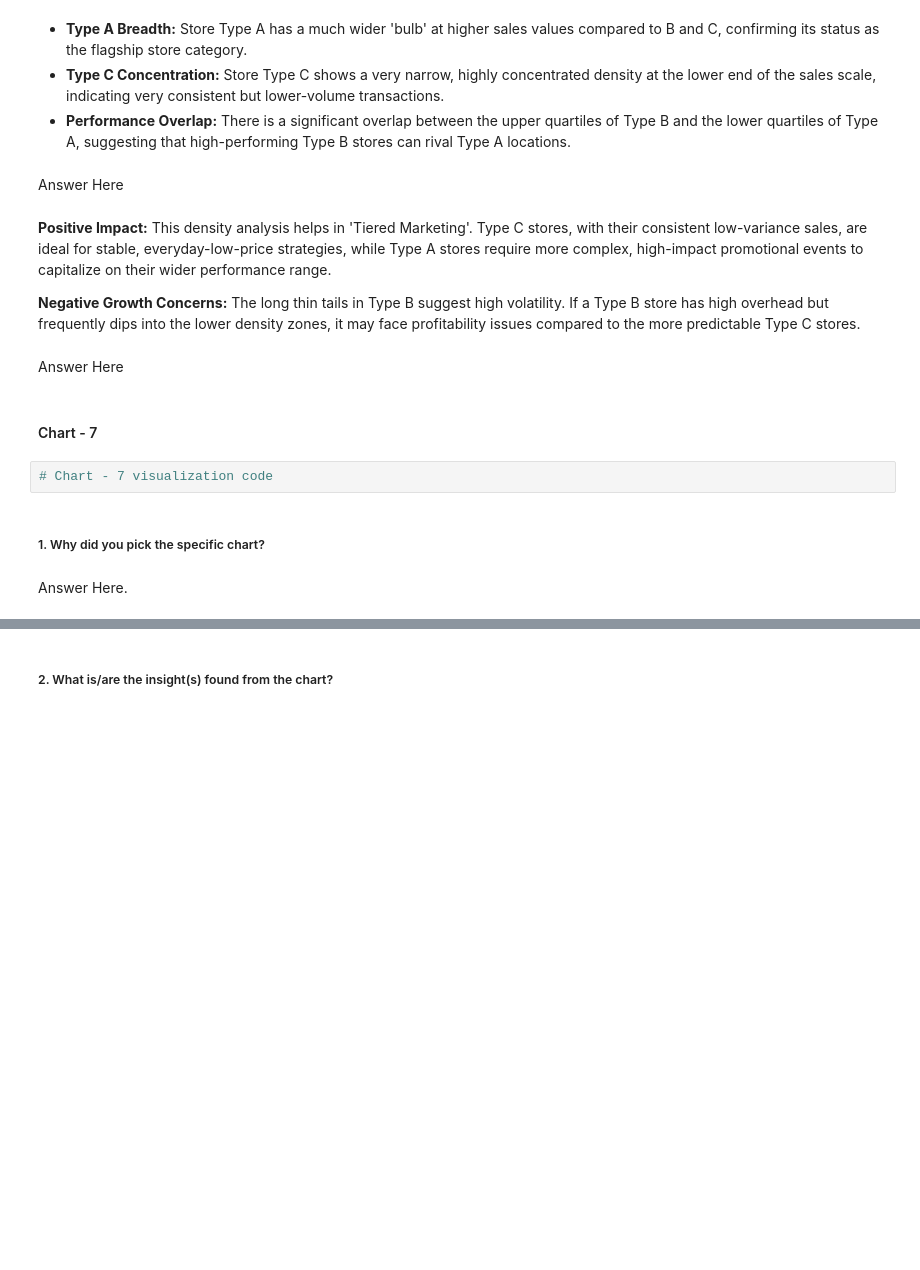
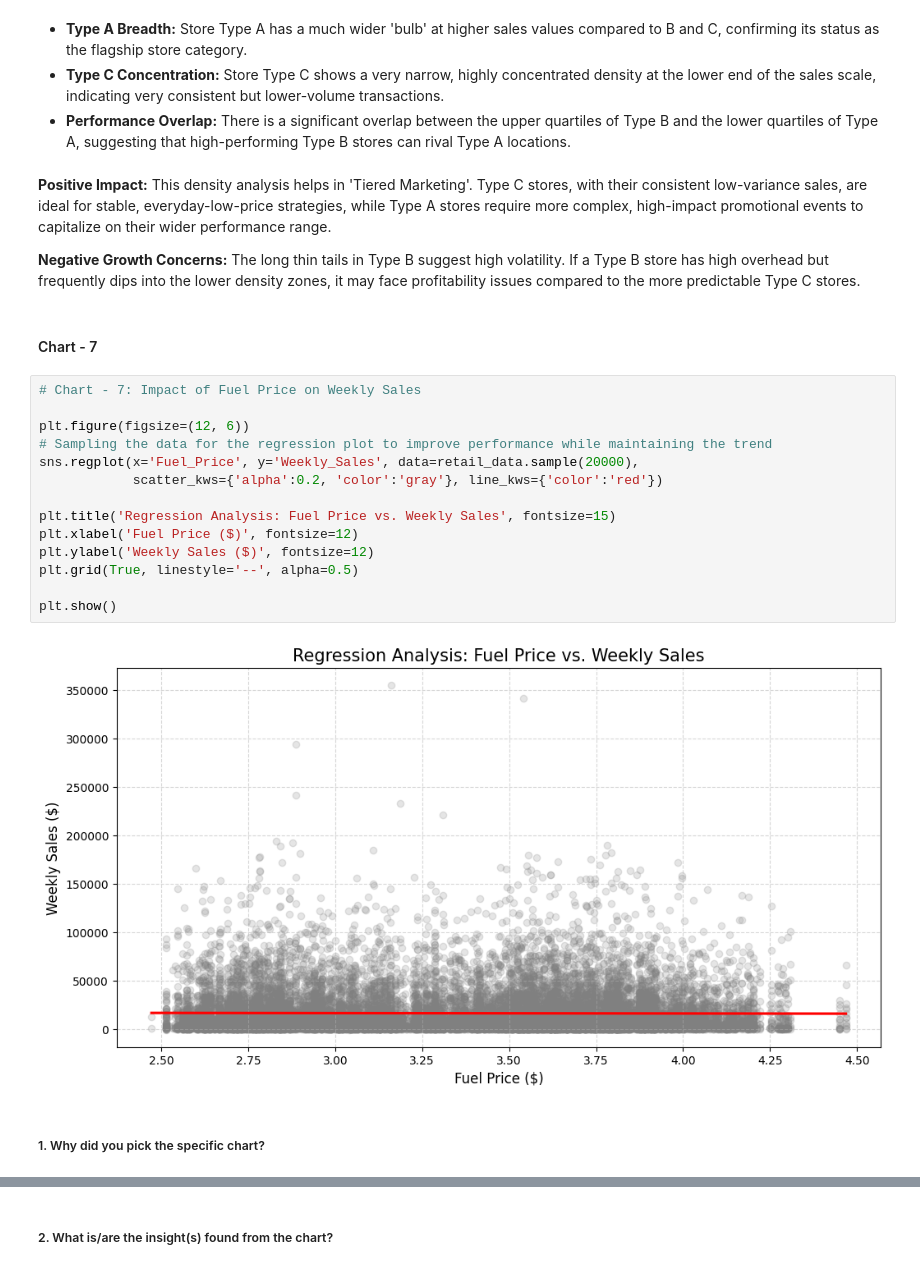
Before and after one commit to amol004/Integrated-Retail-Analytics-for-Store-Optimization-Advanced-Machine-Learning, a Jupyter notebook: Integrated_Retail_Analytics_for_Store_Optimization.ipynb, the cells around one changed output, grey strips where cells are left out. Cells and saved outputs as stored; diff of their text form; blank space fills up the shorter version.

```diff
--- a/Integrated_Retail_Analytics_for_Store_Optimization.ipynb
+++ b/Integrated_Retail_Analytics_for_Store_Optimization.ipynb
@@ -837,19 +835,27 @@ Answer Here.
 *   **Type A Breadth:** Store Type A has a much wider 'bulb' at higher sales values compared to B and C, confirming its status as the flagship store category.
 *   **Type C Concentration:** Store Type C shows a very narrow, highly concentrated density at the lower end of the sales scale, indicating very consistent but lower-volume transactions.
 *   **Performance Overlap:** There is a significant overlap between the upper quartiles of Type B and the lower quartiles of Type A, suggesting that high-performing Type B stores can rival Type A locations.
-# %% [markdown]
-Answer Here
 # %% [markdown]
 **Positive Impact:** This density analysis helps in 'Tiered Marketing'. Type C stores, with their consistent low-variance sales, are ideal for stable, everyday-low-price strategies, while Type A stores require more complex, high-impact promotional events to capitalize on their wider performance range.
 
 **Negative Growth Concerns:** The long thin tails in Type B suggest high volatility. If a Type B store has high overhead but frequently dips into the lower density zones, it may face profitability issues compared to the more predictable Type C stores.
-# %% [markdown]
-Answer Here
 # %% [markdown]
 #### Chart - 7
-# %%
-# Chart - 7 visualization code
+# %%
+# Chart - 7: Impact of Fuel Price on Weekly Sales
+
+plt.figure(figsize=(12, 6))
+# Sampling the data for the regression plot to improve performance while maintaining the trend
+sns.regplot(x='Fuel_Price', y='Weekly_Sales', data=retail_data.sample(20000),
+            scatter_kws={'alpha':0.2, 'color':'gray'}, line_kws={'color':'red'})
+
+plt.title('Regression Analysis: Fuel Price vs. Weekly Sales', fontsize=15)
+plt.xlabel('Fuel Price ($)', fontsize=12)
+plt.ylabel('Weekly Sales ($)', fontsize=12)
+plt.grid(True, linestyle='--', alpha=0.5)
+
+plt.show()
+# %% [output]
+[figure, added]
 # %% [markdown]
 ##### 1. Why did you pick the specific chart?
-# %% [markdown]
-Answer Here.
```
Also changed, not shown: parts of 6 cells of this notebook.
